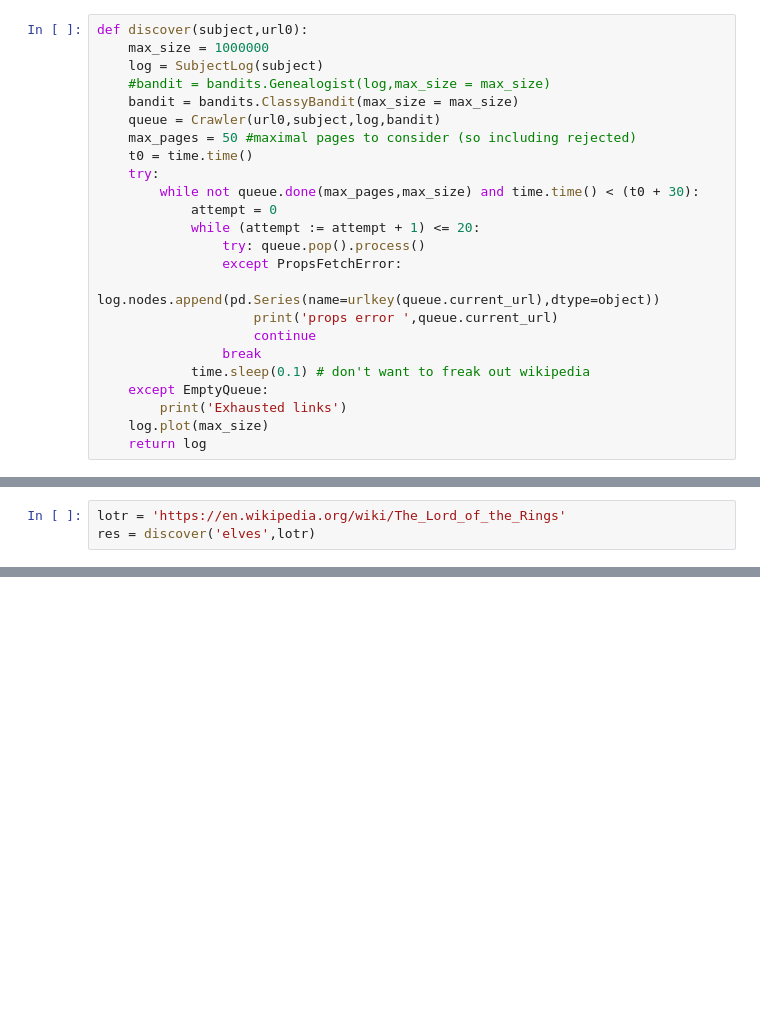
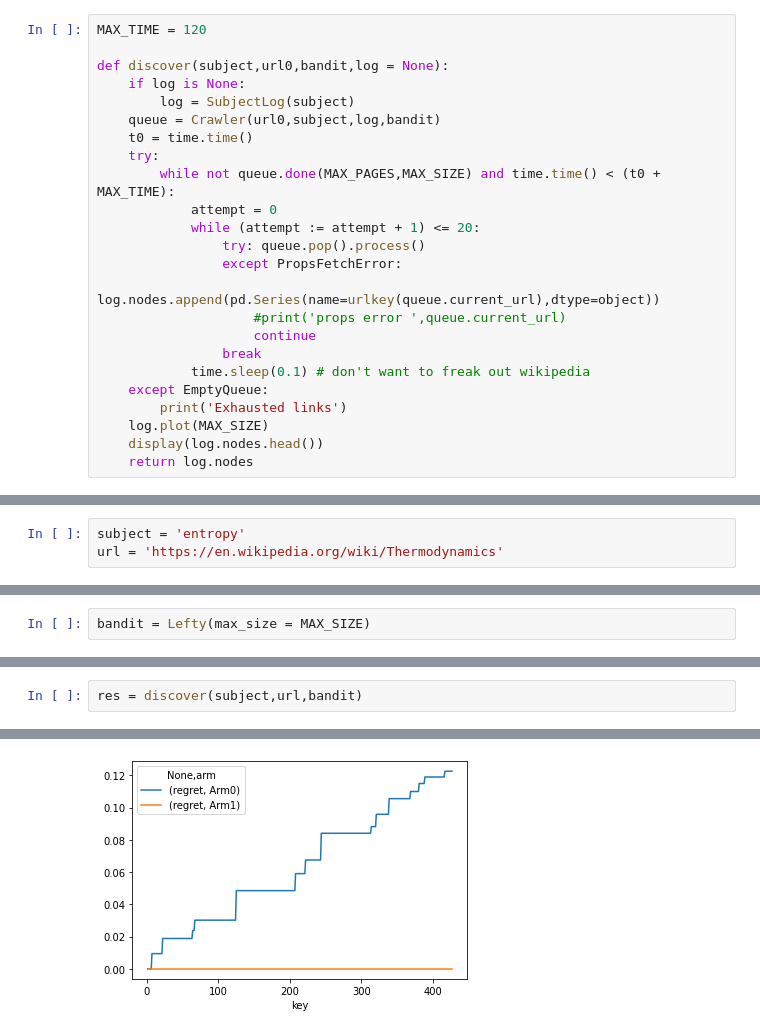
Before and after one commit to jvdoorss/WikiBandits, a Jupyter notebook: main.ipynb, the cells around one changed output, grey strips where cells are left out. Saved outputs shown, nothing was run; the diff lists cells and outputs as text; blank space fills up the shorter version.

```diff
--- a/main.ipynb
+++ b/main.ipynb
@@ -8,24 +174,24 @@ import bandits
 # %%
-def discover(subject,url0):
-    max_size = 1000000
-    log = SubjectLog(subject)
-    #bandit = bandits.Genealogist(log,max_size = max_size)
-    bandit = bandits.ClassyBandit(max_size = max_size)
+MAX_TIME = 120
+
+def discover(subject,url0,bandit,log = None):
+    if log is None:
+        log = SubjectLog(subject)
     queue = Crawler(url0,subject,log,bandit)
-    max_pages = 50 #maximal pages to consider (so including rejected)
     t0 = time.time()
     try:
-        while not queue.done(max_pages,max_size) and time.time() < (t0 + 30):
+        while not queue.done(MAX_PAGES,MAX_SIZE) and time.time() < (t0 + MAX_TIME):
             attempt = 0
             while (attempt := attempt + 1) <= 20:
                 try: queue.pop().process()
                 except PropsFetchError:
                     log.nodes.append(pd.Series(name=urlkey(queue.current_url),dtype=object))
-                    print('props error ',queue.current_url)
+                    #print('props error ',queue.current_url)
                     continue
                 break
             time.sleep(0.1) # don't want to freak out wikipedia
     except EmptyQueue:
         print('Exhausted links')
-    log.plot(max_size)
-    return log
+    log.plot(MAX_SIZE)
+    display(log.nodes.head())
+    return log.nodes
@@ -32,3 +200,3 @@ def discover(subject,url0):
 # %%
-lotr = 'https://en.wikipedia.org/wiki/The_Lord_of_the_Rings'
-res = discover('elves',lotr)
+subject = 'entropy'
+url = 'https://en.wikipedia.org/wiki/Thermodynamics'
@@ -39,0 +205,2 @@ TypeError: append() got an unexpected keyword argument 'dtype'
+# %%
+bandit = Lefty(max_size = MAX_SIZE)
@@ -39,0 +215,3 @@ TypeError: append() got an unexpected keyword argument 'dtype'
+# %%
+res = discover(subject,url,bandit)
+# %% [output]
@@ -39,0 +224 @@ TypeError: append() got an unexpected keyword argument 'dtype'
+[figure, added]
```
Also changed, not shown: parts of 18 cells of this notebook, 2 other files.
